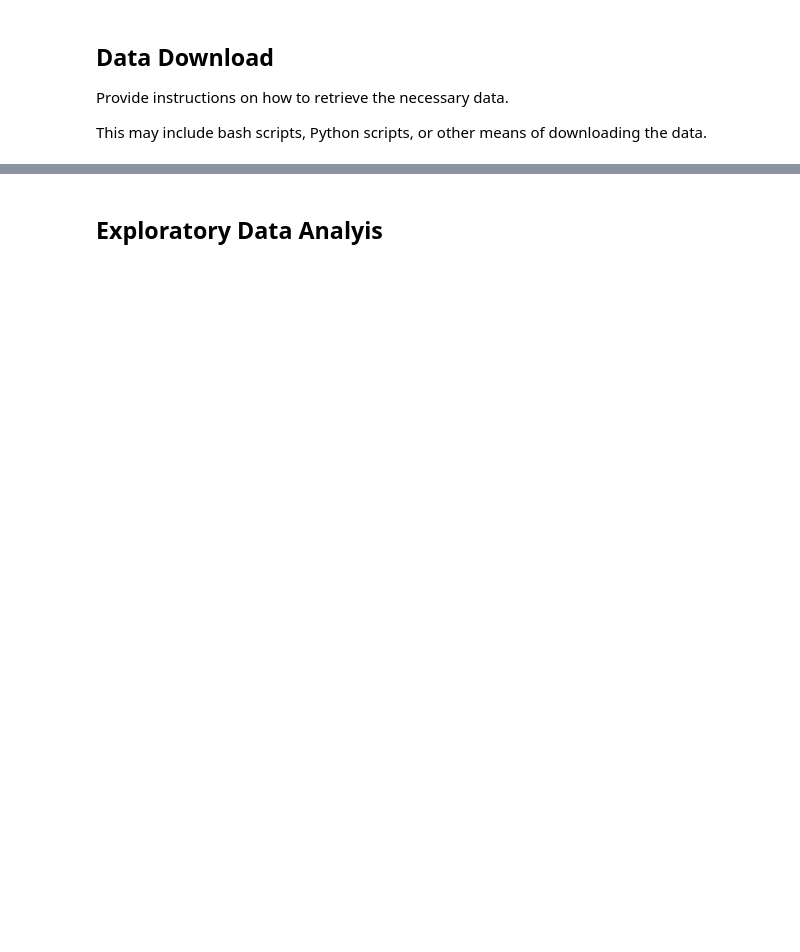
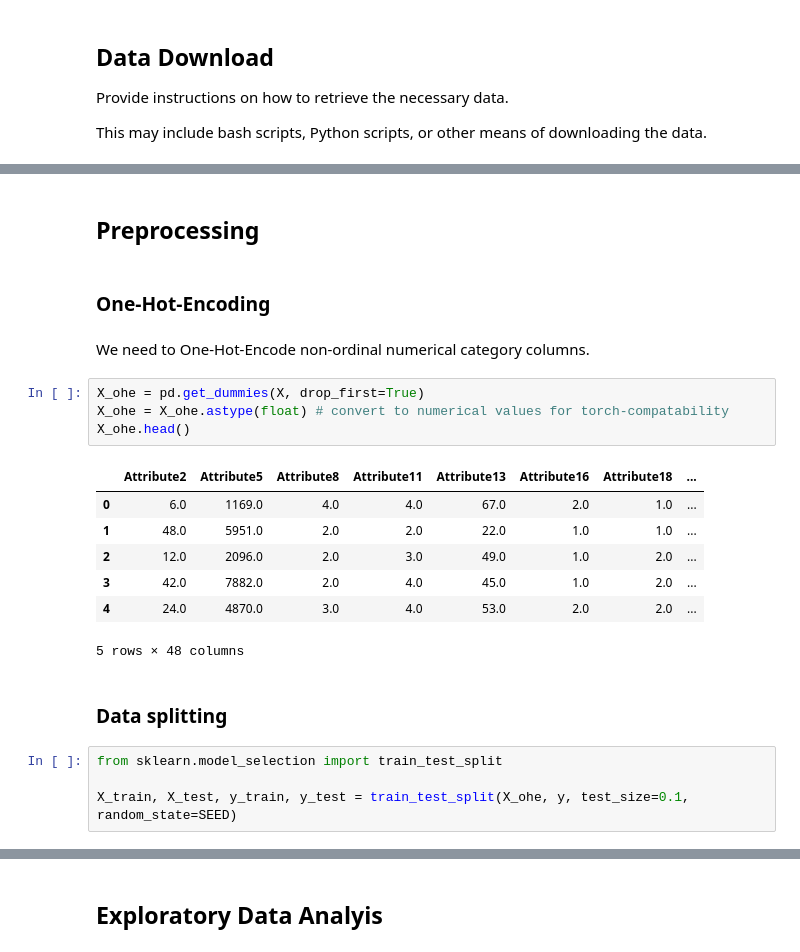
Before and after one commit to hertie-data-science-lab/tutorial-new-grp4, a Jupyter notebook: DEEPL_Tutorial_xAI.ipynb, the cells around one changed output, grey strips where cells are left out. Drawn from its saved outputs; the diff is of its cells as text; blank space fills up the shorter version.

Commit message:
Switched to OG datset, implemented OHE, Fix preprocessing

```diff
--- a/DEEPL_Tutorial_xAI.ipynb
+++ b/DEEPL_Tutorial_xAI.ipynb
@@ -178,0 +184,24 @@ In this section, you might also want to describe the different input and output
+# %% [markdown]
+## Preprocessing
+# %% [markdown]
+### One-Hot-Encoding
+# %% [markdown]
+We need to One-Hot-Encode non-ordinal numerical category columns.
+# %%
+X_ohe = pd.get_dummies(X, drop_first=True)
+X_ohe = X_ohe.astype(float) # convert to numerical values for torch-compatability
+X_ohe.head()
+# %% [output]
+|  | Attribute2 | Attribute5 | Attribute8 | Attribute11 | Attribute13 | Attribute16 | Attribute18 | ... |
+| 0 | 6.0 | 1169.0 | 4.0 | 4.0 | 67.0 | 2.0 | 1.0 | ... |
+| 1 | 48.0 | 5951.0 | 2.0 | 2.0 | 22.0 | 1.0 | 1.0 | ... |
+| 2 | 12.0 | 2096.0 | 2.0 | 3.0 | 49.0 | 1.0 | 2.0 | ... |
+| 3 | 42.0 | 7882.0 | 2.0 | 4.0 | 45.0 | 1.0 | 2.0 | ... |
+| 4 | 24.0 | 4870.0 | 3.0 | 4.0 | 53.0 | 2.0 | 2.0 | ... |
+5 rows × 48 columns
+# %% [markdown]
+### Data splitting
+# %%
+from sklearn.model_selection import train_test_split
+
+X_train, X_test, y_train, y_test = train_test_split(X_ohe, y, test_size=0.1, random_state=SEED)
```
Also changed, not shown: parts of 43 cells of this notebook.
